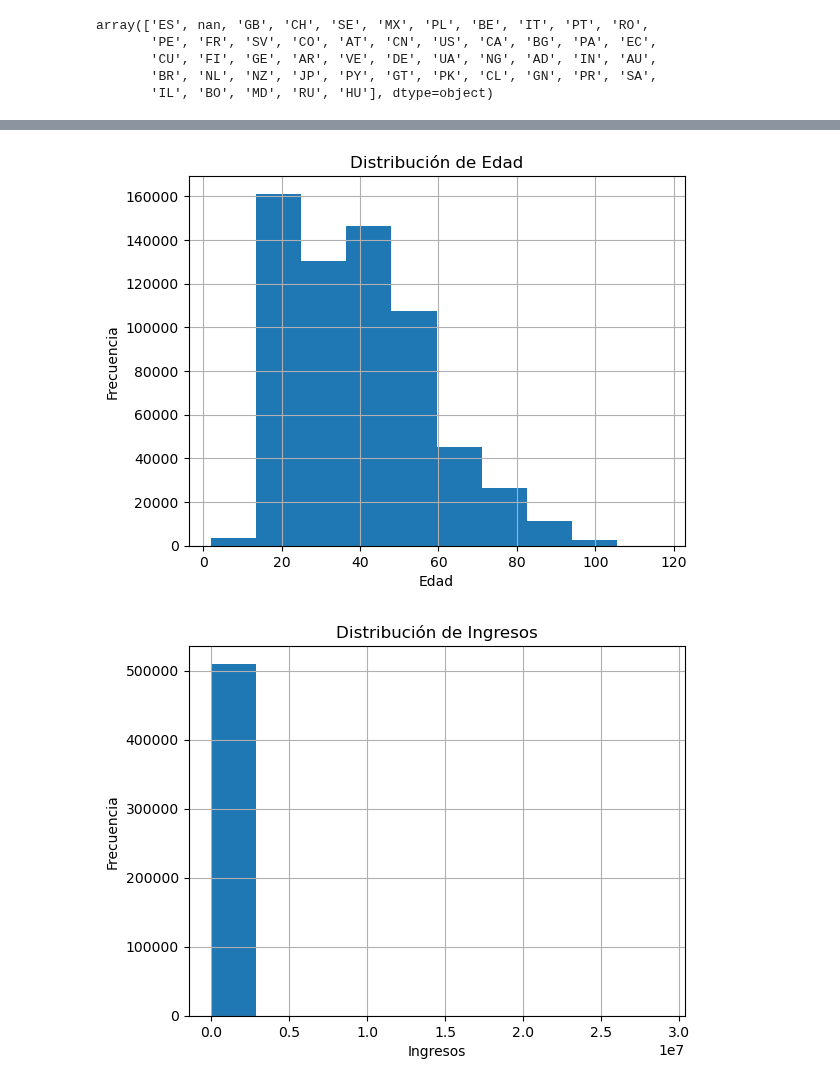
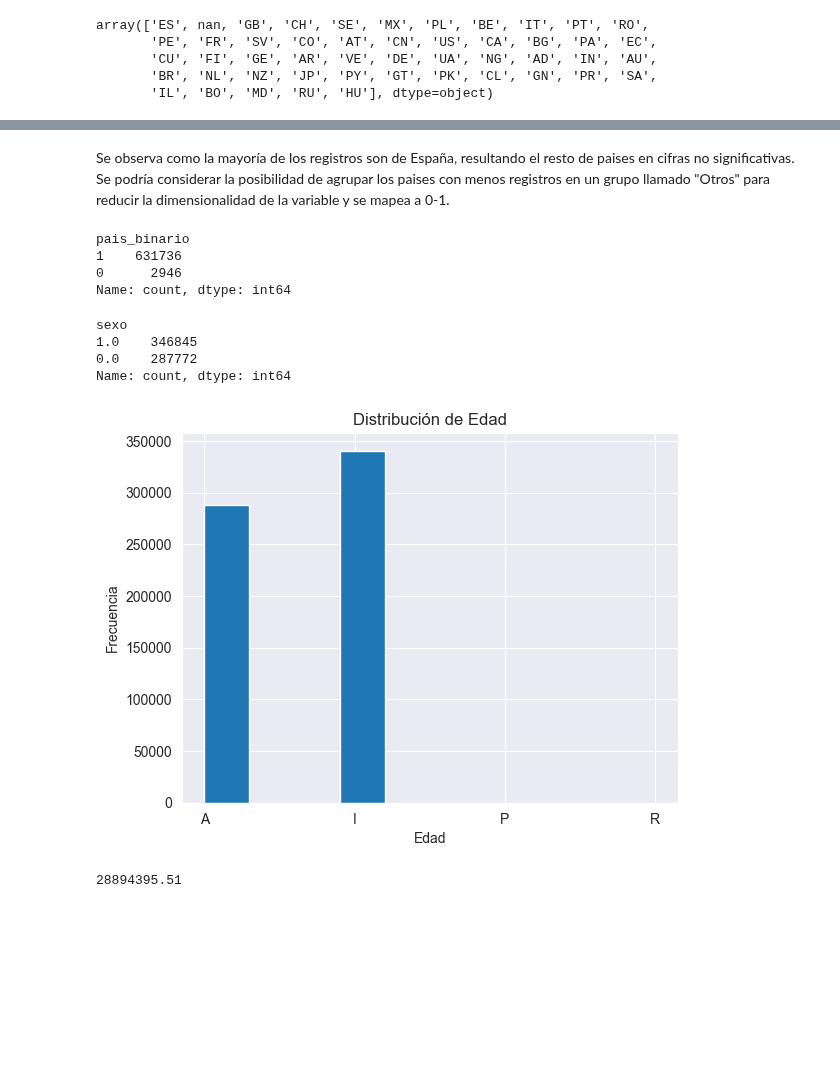
Before and after one commit to pepelopelope/Banking-Product-Recommendations-ML-Project, a Jupyter notebook: Codigo.ipynb, the cells around one changed output, grey strips where cells are left out. Cells and saved outputs as stored; diff of their text form; code cells hidden in the pictures; blank space fills up the shorter version.

```diff
--- a/Codigo.ipynb
+++ b/Codigo.ipynb
@@ -52,9 +138,3 @@ columns_to_drop = ['Unnamed: 0', 'cod_persona', 'xti_extra', 'tip_dom']
 # tip_dom la elimino porque es una variable que no aporta información ya que no aporta informacion, todas son 1
 
 dataset.drop(columns=columns_to_drop, inplace=True)
-# %%
-
-# Pasame la columna 'mes' a solo el mes
-dataset['mes'] = dataset['mes'].apply(lambda x: int(x.split('-')[1]))
-# Pasame la columna 'fecha1' a dategime
-dataset['fecha1'] = pd.to_datetime(dataset['fecha1'], format='%Y-%m-%d')
@@ -66,25 +165,3 @@ array(['ES', nan, 'GB', 'CH', 'SE', 'MX', 'PL', 'BE', 'IT', 'PT', 'RO',
        'CU', 'FI', 'GE', 'AR', 'VE', 'DE', 'UA', 'NG', 'AD', 'IN', 'AU',
        'BR', 'NL', 'NZ', 'JP', 'PY', 'GT', 'PK', 'CL', 'GN', 'PR', 'SA',
        'IL', 'BO', 'MD', 'RU', 'HU'], dtype=object)
-# %%
-# Crear un diccionario de mapeo para asignar números a cada país
-unique_countries = dataset['pais'].unique()
-
-# Asegurar que 'ES' sea 1
-mapping_pais = {'ES': 1}
-
-# Asignar números incrementales a los demás países
-current_num = 2
-for country in unique_countries:
-    if country != 'ES' and country not in mapping_pais:
-        mapping_pais[country] = current_num
-        current_num += 1
-
-# Aplicar el mapeo a la columna 'pais'
-dataset['pais'] = dataset['pais'].map(mapping_pais)
-
-# Asegurar que la columna sea de tipo Int64
-dataset['pais'] = dataset['pais'].astype('int64')
-
-# Verificar que el mapeo fue correcto
-print(dataset['pais'].unique())
@@ -95,24 +188,39 @@ print(dataset['pais'].unique())
+# %% [markdown]
+Se observa como la mayoría de los registros son de España, resultando el resto de paises en cifras no significativas. Se podría considerar la posibilidad de agrupar los paises con menos registros en un grupo llamado "Otros" para reducir la dimensionalidad de la variable y se mapea a 0-1.
+# %%
+# Crear un diccionario de mapeo para agrupar los países
+#Si pais es España el valor de la columna pais_es será 1, sino 0:
+dataset['pais_binario'] = dataset['pais'].apply(lambda x: 1 if x == 'ES' else 0)
+dataset.drop(columns=['pais'], inplace=True)
+dataset['pais_binario'].value_counts()
+# %% [output]
+pais_binario
+1    631736
+0      2946
+Name: count, dtype: int64
 # %%
 # Crear un diccionario de mapeo para asignar números a cada género
 mapping_sex = {'V': 1, 'H': 0}
 
 # Aplicar el mapeo a la columna 'customer_sex'
 dataset['sexo'] = dataset['sexo'].map(mapping_sex)
+# %%
+dataset['sexo'].value_counts()
+# %% [output]
+sexo
+1.0    346845
+0.0    287772
+Name: count, dtype: int64
 # %%
-
 # Distribución de las características principales
-
-dataset['edad'].hist()
+dataset['tip_rel_1mes'].hist()
 plt.title('Distribución de Edad')
 plt.xlabel('Edad')
 plt.ylabel('Frecuencia')
 plt.show()
-
-dataset['imp_renta'].hist()
-plt.title('Distribución de Ingresos')
-plt.xlabel('Ingresos')
-plt.ylabel('Frecuencia')
-plt.show()
 # %% [output]
-[figure, old version]
+[figure, new version]
-[figure, removed]
+# %%
+dataset['imp_renta'].max()
+# %% [output]
+28894395.51
```
Also changed, not shown: parts of 37 cells of this notebook.
